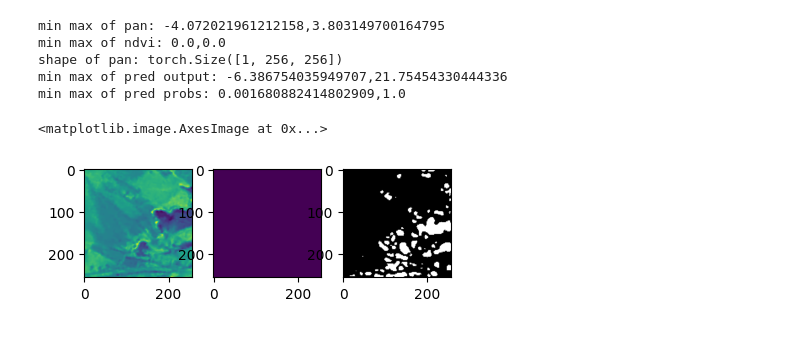
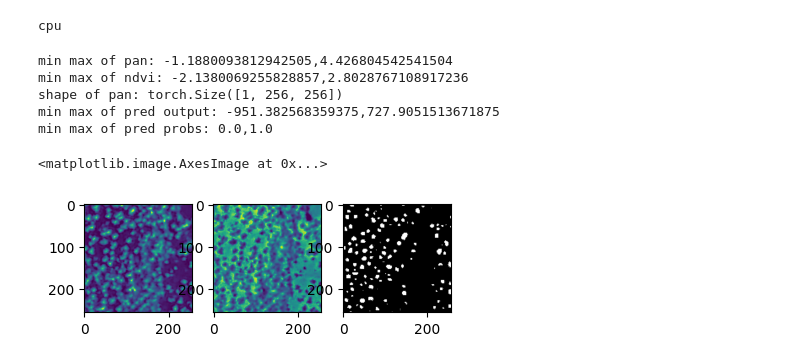
Before and after one commit to WinterCyan/TreeSeg, a Jupyter notebook: standalone/validate_network.ipynb, the cells around one changed output. Saved outputs shown, nothing was run; the diff lists cells and outputs as text; code cells hidden in the pictures.

```diff
--- a/standalone/validate_network.ipynb
+++ b/standalone/validate_network.ipynb
@@ -8,5 +8,6 @@ from treeseg_dataset import TreeDataset
 from PIL import Image
 # %%
 model = UNet(2,1)
-model.load_state_dict(torch.load("/home/lenovo/code/TreeSeg/checkpoints/nonorm.pth", map_location='cpu'))
+model.load_state_dict(torch.load("/home/winter/code/TreeSeg/checkpoints/epo100_onsample.pth"))
+model.eval()
 # %% [output]
@@ -14,3 +31,7 @@ model.load_state_dict(torch.load("/home/lenovo/code/TreeSeg/checkpoints/nonorm.p
+# %%
+print(next(model.parameters()).device)
+# %% [output]
+cpu
 # %%
 def read_method(method:str=''):
     if method == 'Image' or method == '':
@@ -21,15 +42,16 @@ def read_method(method:str=''):
         return np.load
 # %%
 from os.path import join as pjoin
-dataset_dir = "/home/lenovo/treeseg-dataset/inference_train_data/inference_sample_128"
+# dataset_dir = "/home/lenovo/treeseg-dataset/inference_train_data/inference_sample_128"
+infer_data_root="/home/winter/code-resource/treeseg/inferdata/sample_128_onsample/"
 # name_pat = '{}-0-area{}-r{}c{}.png'
 name_pat = 'r{}c{}-{}-0.png'
-a = 137
-r = 160
-c = 160
+# a = 137
+r = 200
+c = 100
 
-pan = read_method('Image')(pjoin(dataset_dir, name_pat.format(r,c,'pan')))
-ndvi = read_method('Image')(pjoin(dataset_dir, name_pat.format(r,c,'ndvi')))
+pan = read_method('Image')(pjoin(infer_data_root, name_pat.format(r,c,'pan')))
+ndvi = read_method('Image')(pjoin(infer_data_root, name_pat.format(r,c,'ndvi')))
 # mask = read_method('Image')(pjoin(dataset_dir, name_pat.format(r,c,'annotation')))
 pan = TreeDataset.preprocess(pan, (256,256), False, False)
 ndvi = TreeDataset.preprocess(ndvi, (256,256), False, False)
@@ -45,38 +67,38 @@ print(f'shape of pan: {pan.shape}')
 input_img = torch.concat((pan,ndvi), dim=0)
 input_img = torch.unsqueeze(input_img, 0)
 
 pred_output = model(input_img)
 print(f'min max of pred output: {torch.min(pred_output)},{torch.max(pred_output)}')
 
 pred_probs = torch.sigmoid(pred_output)
 print(f'min max of pred probs: {torch.min(pred_probs)},{torch.max(pred_probs)}')
 
 pred_mask = pred_probs
 pred_mask[pred_mask>=0.5] = 1
 pred_mask[pred_mask<0.5] = 0
 
 pred_mask = torch.squeeze(pred_mask)
 segmap = Image.fromarray((pred_mask.detach().numpy()*255).astype(np.int8))
 
 fig = plt.figure()
 
 fig.add_subplot(1,4,1)
 plt.imshow(pan.squeeze())
 fig.add_subplot(1,4,2)
 plt.imshow(ndvi.squeeze())
 fig.add_subplot(1,4,3)
 # plt.imshow(mask.squeeze())
 # fig.add_subplot(1,4,4)
 # plt.imshow(pred_mask.detach().squeeze())
 plt.imshow(segmap)
 # %% [output]
-min max of pan: -4.072021961212158,3.803149700164795
-min max of ndvi: 0.0,0.0
+min max of pan: -1.1880093812942505,4.426804542541504
+min max of ndvi: -2.1380069255828857,2.8028767108917236
 shape of pan: torch.Size([1, 256, 256])
-min max of pred output: -6.386754035949707,21.75454330444336
-min max of pred probs: 0.001680882414802909,1.0
+min max of pred output: -951.382568359375,727.9051513671875
+min max of pred probs: 0.0,1.0
 <matplotlib.image.AxesImage at 0x...>
-[figure, old version]
+[figure, new version]
 # %%
 result_dir = '/home/lenovo/treeseg-dataset/inference_train_data/merge_result_128_nonorm'
 old_result_dir = '/home/lenovo/treeseg-dataset/inference_train_data/merge_result_128'
```
Also changed, not shown: parts of 5 cells of this notebook, 5 other files.
